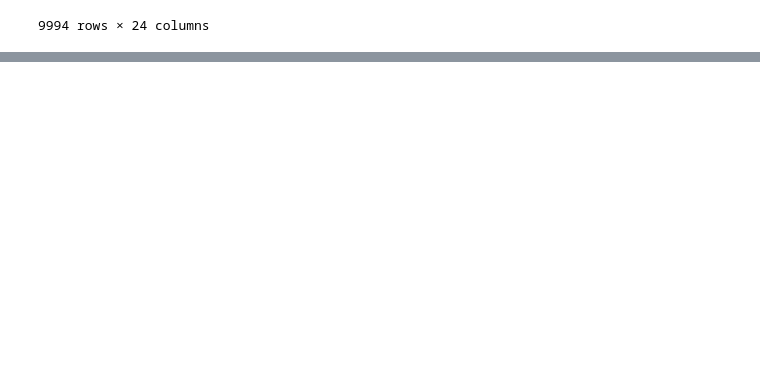
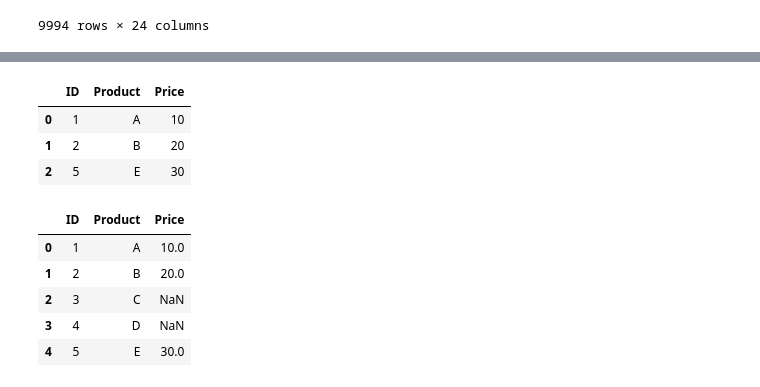
Before and after one commit to sgajbhiye96/library, a Jupyter notebook: PANDAS_NEW.ipynb, the cells around one changed output, grey strips where cells are left out. Cells and saved outputs as stored; diff of their text form; code cells hidden in the pictures; blank space fills up the shorter version.

```diff
--- a/PANDAS_NEW.ipynb
+++ b/PANDAS_NEW.ipynb
@@ -466,0 +573,16 @@ df.sort_values("Region",ascending=False)
+# %%
+df1.merge(df2,on="ID")
+# %% [output]
+|  | ID | Product | Price |
+| 0 | 1 | A | 10 |
+| 1 | 2 | B | 20 |
+| 2 | 5 | E | 30 |
+# %%
+df1.merge(df2,on="ID",how="left")
+# %% [output]
+|  | ID | Product | Price |
+| 0 | 1 | A | 10.0 |
+| 1 | 2 | B | 20.0 |
+| 2 | 3 | C | NaN |
+| 3 | 4 | D | NaN |
+| 4 | 5 | E | 30.0 |
```
Also changed, not shown: parts of 15 cells of this notebook.
